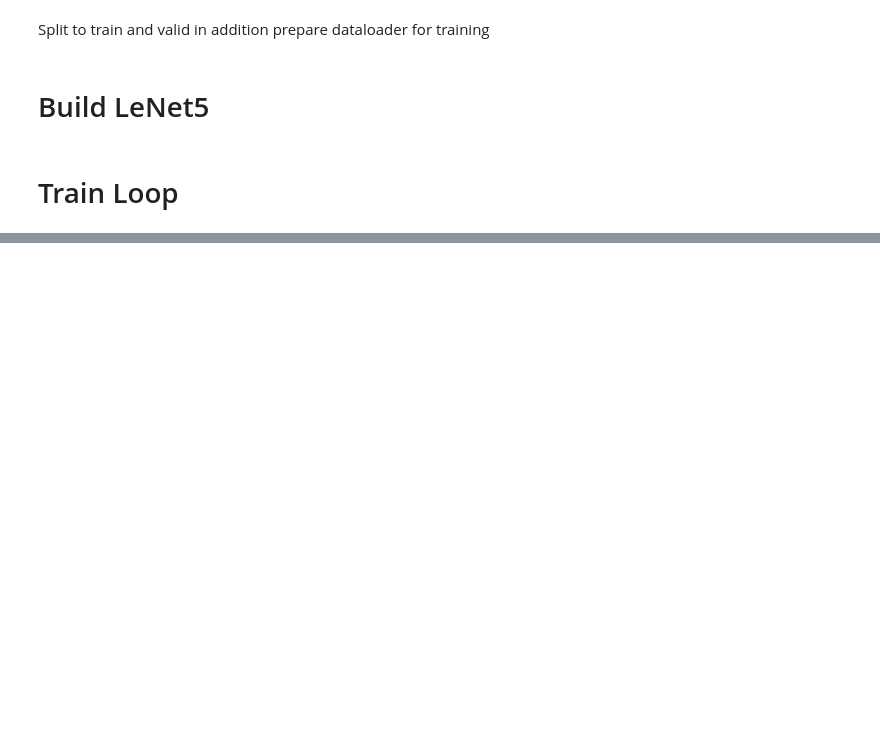
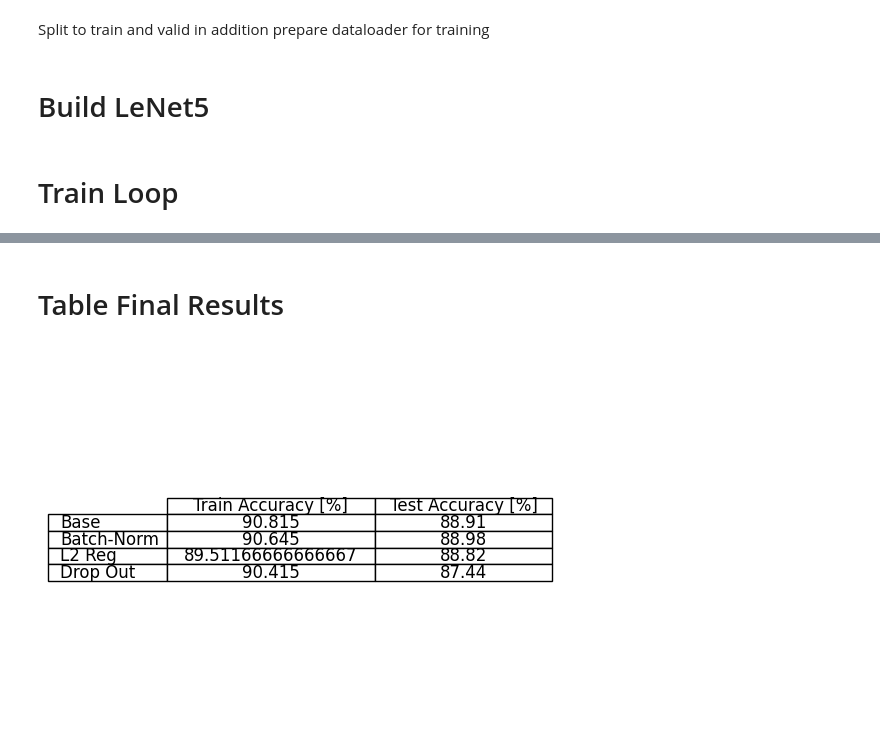
Before and after one commit to arielkantorovich/Deep_Learning_TAU, a Jupyter notebook: Ex1-LeNet/exam_Lenet5.ipynb, the cells around one changed output, grey strips where cells are left out. Cells and saved outputs as stored; diff of their text form; code cells hidden in the pictures; blank space fills up the shorter version.

```diff
--- a/Ex1-LeNet/exam_Lenet5.ipynb
+++ b/Ex1-LeNet/exam_Lenet5.ipynb
@@ -26,8 +26,7 @@ cuda
 down_flag = False # (Optional) usually false
 
 # # Define a transform to normalize the data
-transform = transforms.Compose([transforms.Resize((32,32)),
-                                transforms.ToTensor()])
+transform = transforms.Compose([transforms.ToTensor(), transforms.Normalize((0.5,), (0.5,))])
 # Download and load the training data
 train_data = datasets.FashionMNIST('F_MNIST_data', download=down_flag, train=True, transform=transform)
 # Download and load the test data
@@ -330,0 +429,38 @@ Epoch [30/30], Train Loss: 0.3209, Train Acc: 0.7101, Val Loss: 0.3836, Val Acc:
+# %% [markdown]
+# Table Final Results
+# %%
+
+# define the column titles
+columns = ('Train Accuracy [%]', 'Test Accuracy [%]')
+
+# extract the row labels and data from the dictionary
+rows = ["Base", "Batch-Norm", "L2 Reg", "Drop Out"]
+data = [[train_accs_simple[-1]*100, val_accs_simple[-1]*100],
+        [train_accs_bn[-1]*100, val_accs_bn[-1]*100],
+        [train_accs_l2[-1]*100, val_accs_l2[-1]*100],
+        [train_accs_drop[-1]*100, val_accs_drop[-1]*100]]
+
+# create a figure and axis
+fig, ax = plt.subplots()
+
+# hide axis
+ax.axis('off')
+
+# create table
+table = ax.table(cellText=data, colLabels=columns, rowLabels=rows, loc='center', cellLoc='center')
+
+# set font size of table
+table.auto_set_font_size(False)
+table.set_fontsize(12)
+
+# automatically adjust column widths
+table.auto_set_column_width(col=list(range(3+1)))
+
+# set width of first column
+cell = table[0, 0]
+cell.set_width(0.2)
+
+# show table
+plt.show()
+# %% [output]
+[figure, added]
```
Also changed, not shown: parts of 18 cells of this notebook, 5 other files.
